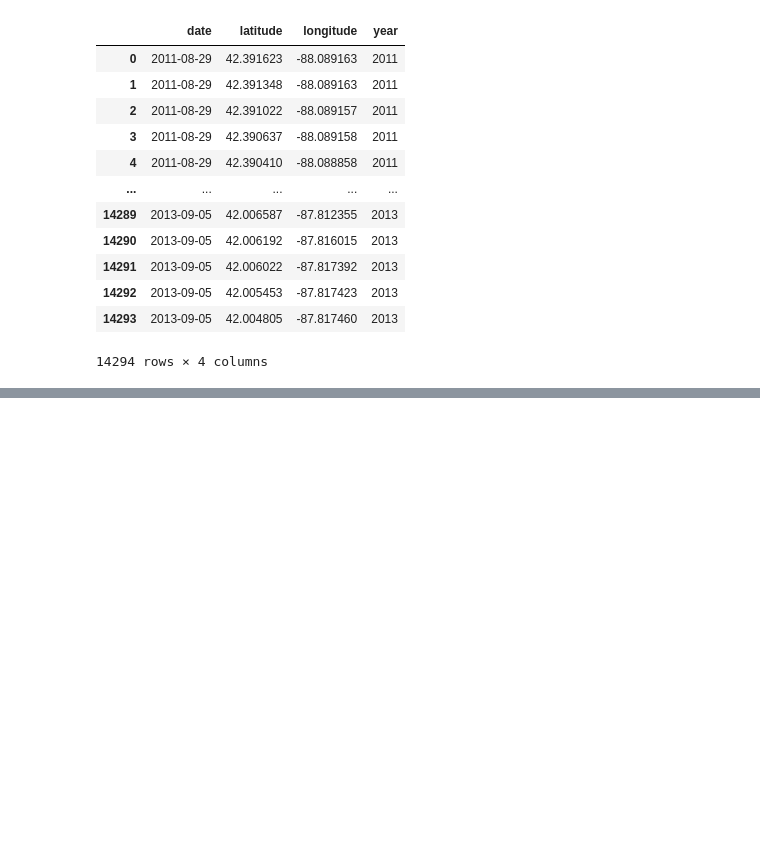
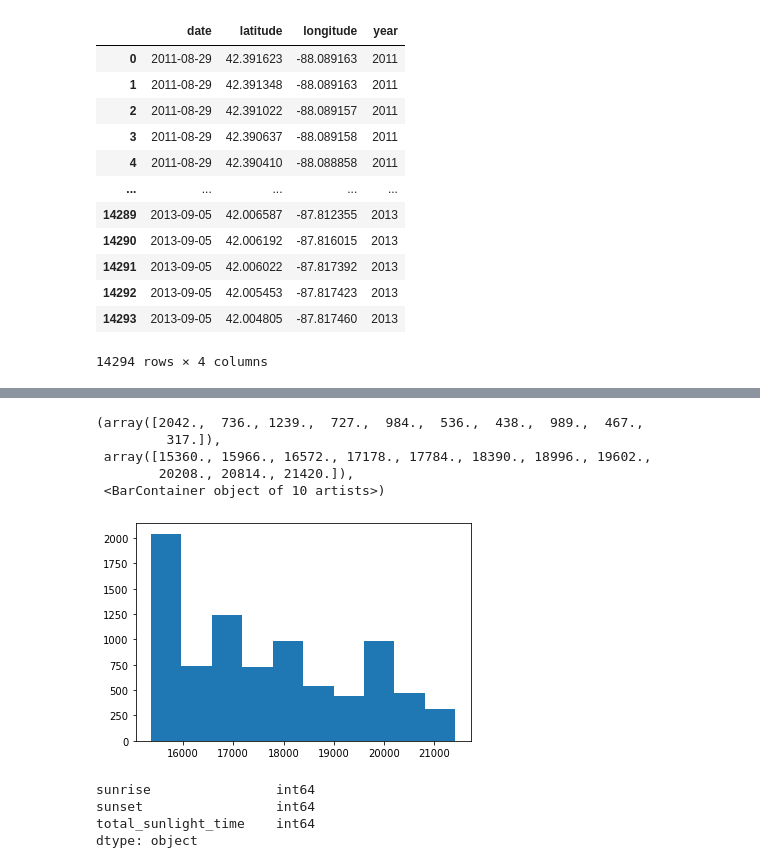
Before and after one commit to kevwee-lab/G.A-Project-4, a Jupyter notebook: working-folder/Rifqi/Prelim EDA (Roughpaper).ipynb, the cells around one changed output, grey strips where cells are left out. Drawn from its saved outputs; the diff is of its cells as text; code cells hidden in the pictures; blank space fills up the shorter version.

```diff
--- a/working-folder/Rifqi/Prelim EDA (Roughpaper).ipynb
+++ b/working-folder/Rifqi/Prelim EDA (Roughpaper).ipynb
@@ -634,0 +748,9 @@ spray
+# %%
+plt.hist((pd.to_datetime(comb['sunrise'], format='%H%M') - pd.to_datetime(comb['sunrise'], format='%H%M').dt.normalize()).dt.seconds)
+# %% [output]
+(array([2042.,  736., 1239.,  727.,  984.,  536.,  438.,  989.,  467.,
+         317.]),
+ array([15360., 15966., 16572., 17178., 17784., 18390., 18996., 19602.,
+        20208., 20814., 21420.]),
+ <BarContainer object of 10 artists>)
+[figure, added]
@@ -634,0 +770,7 @@ spray
+# %%
+comb[['sunrise', 'sunset', 'total_sunlight_time']].dtypes
+# %% [output]
+sunrise                int64
+sunset                 int64
+total_sunlight_time    int64
+dtype: object
```
Also changed, not shown: parts of 13 cells of this notebook, 1 other file.
